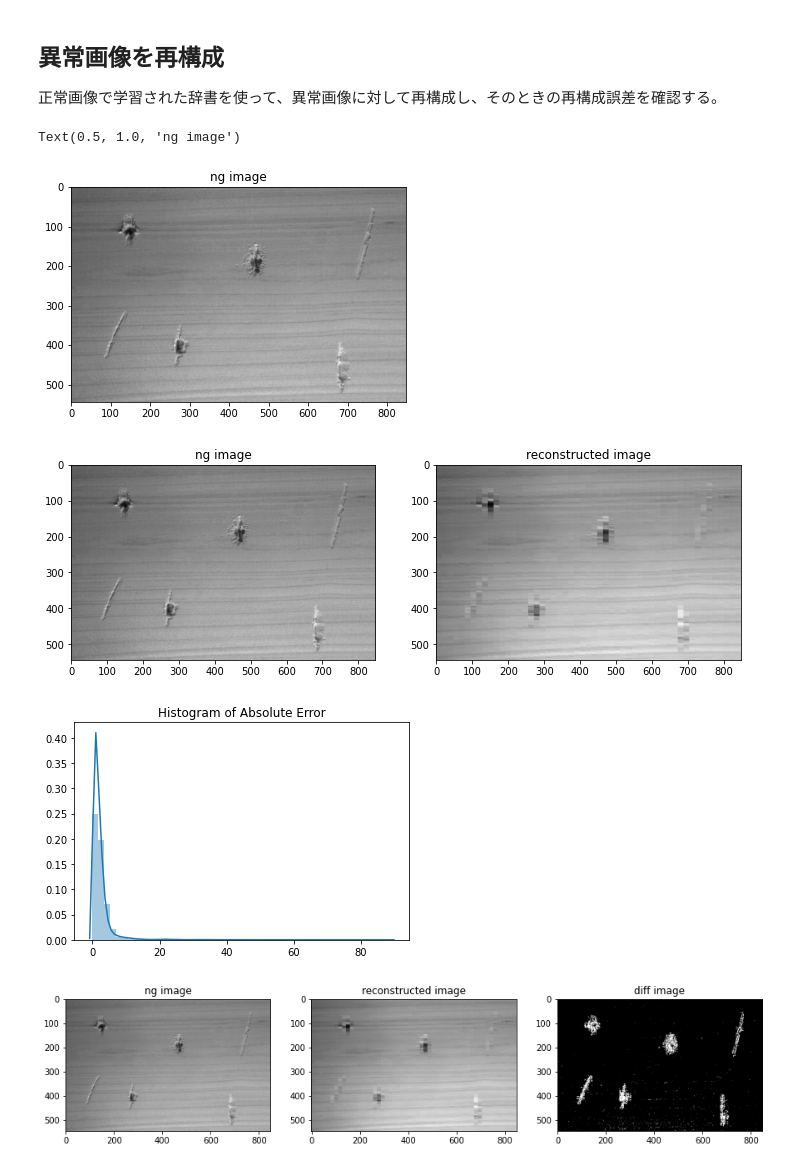
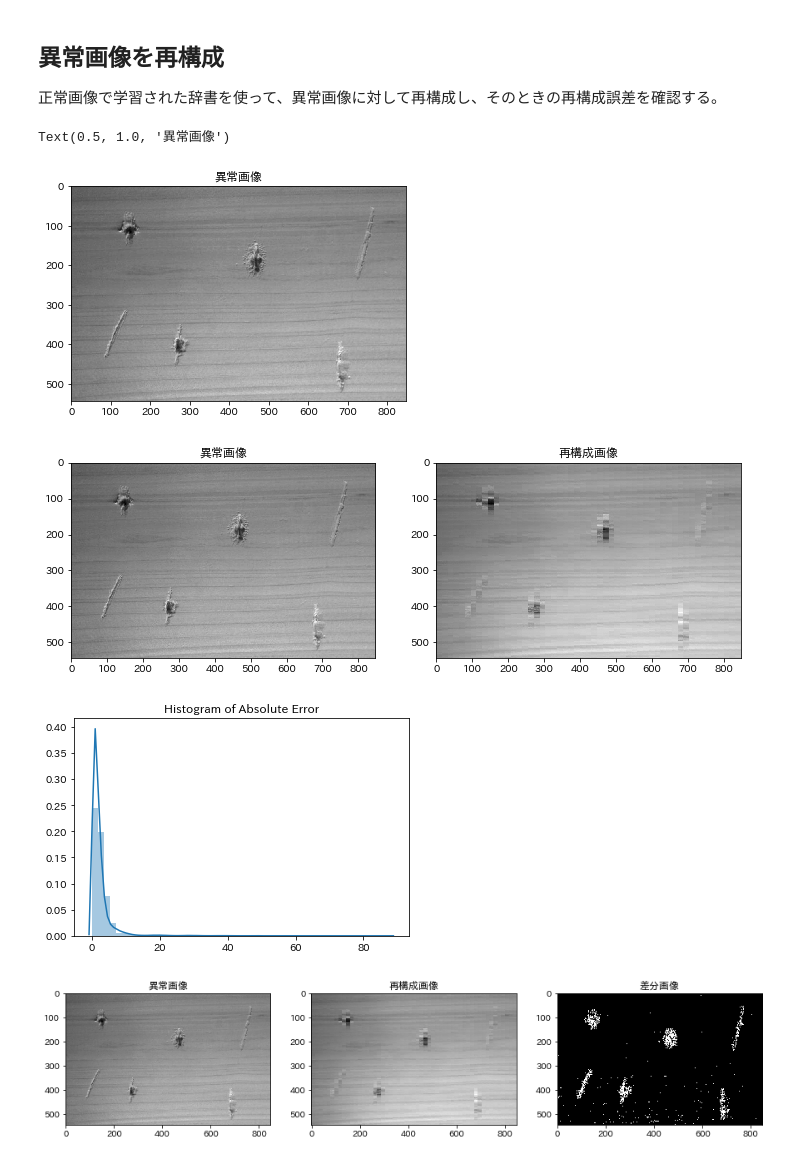
Before and after one commit to hacarus/codezine-sparse-modeling, a Jupyter notebook: 5/defect-detection.ipynb, the cells around one changed output. Cells and saved outputs as stored; diff of their text form; code cells hidden in the pictures.

```diff
--- a/5/defect-detection.ipynb
+++ b/5/defect-detection.ipynb
@@ -11,6 +11,8 @@ import seaborn as sns
 %load_ext autoreload
 %autoreload 1
 
+plt.rcParams["font.family"] = "IPAexGothic"
+
 import warnings
 warnings.filterwarnings('ignore')
 # %% [output]
@@ -79,10 +84,10 @@ plt.savefig("./img/result/ok-reconstruct.png")
 # 異常画像を読み込み
 ng_img = np.asarray(Image.open("img/wood-ng.jpg").convert('L'))
 plt.imshow(ng_img, cmap='gray')
-plt.title('ng image')
+plt.title('異常画像')
 # %% [output]
-Text(0.5, 1.0, 'ng image')
+Text(0.5, 1.0, '異常画像')
-[figure, old version]
+[figure, new version]
 # %%
 # 異常画像に対するスパースコードを求める
 patches = extract_simple_patches_2d(ng_img, patch_size)
@@ -102,13 +107,13 @@ reconstructed_img = reconstructed_img.astype(np.uint8)
 plt.figure(figsize=(12,8))
 plt.subplot(1,2,1)
 plt.imshow(ng_img, cmap='gray')
-plt.title("ng image")
+plt.title("異常画像")
 plt.subplot(1,2,2)
 plt.imshow(reconstructed_img, cmap='gray')
-plt.title("reconstructed image")
+plt.title("再構成画像")
 plt.savefig("./img/result/ng-reconstruct.png")
 # %% [output]
-[figure, old version]
+[figure, new version]
 # %%
 # 再構成誤差を計算し、ヒストグラムを描画してみる
 diff_img = np.abs(np.array(ng_img, dtype=np.float) - np.array(reconstructed_img, dtype=np.float))
@@ -116,23 +121,23 @@ sns.distplot(diff_img.ravel())
 plt.title("Histogram of Absolute Error")
 plt.savefig("./img/result/error-hist.png")
 # %% [output]
-[figure, old version]
+[figure, new version]
 # %%
 # 誤差が小さい部分と大きい部分で二値化を行う。
 bin_diff_img = np.zeros_like(diff_img)
 bin_diff_img[diff_img >= 10] = 255
 
 # 元画像、再構成画像、diff画像を並べて描画
 plt.figure(figsize=(15,15))
 plt.subplot(1,3,1)
 plt.imshow(ng_img, cmap='gray')
-plt.title("ng image")
+plt.title("異常画像")
 plt.subplot(1,3,2)
 plt.imshow(reconstructed_img, cmap='gray')
-plt.title("reconstructed image")
+plt.title("再構成画像")
 plt.subplot(1,3,3)
 plt.imshow(bin_diff_img, cmap='gray')
-plt.title("diff image")
+plt.title("差分画像")
 plt.savefig("./img/result/detected-result.png")
 # %% [output]
-[figure, old version]
+[figure, new version]
```
Also changed, not shown: parts of 4 cells of this notebook, 2 other files.
